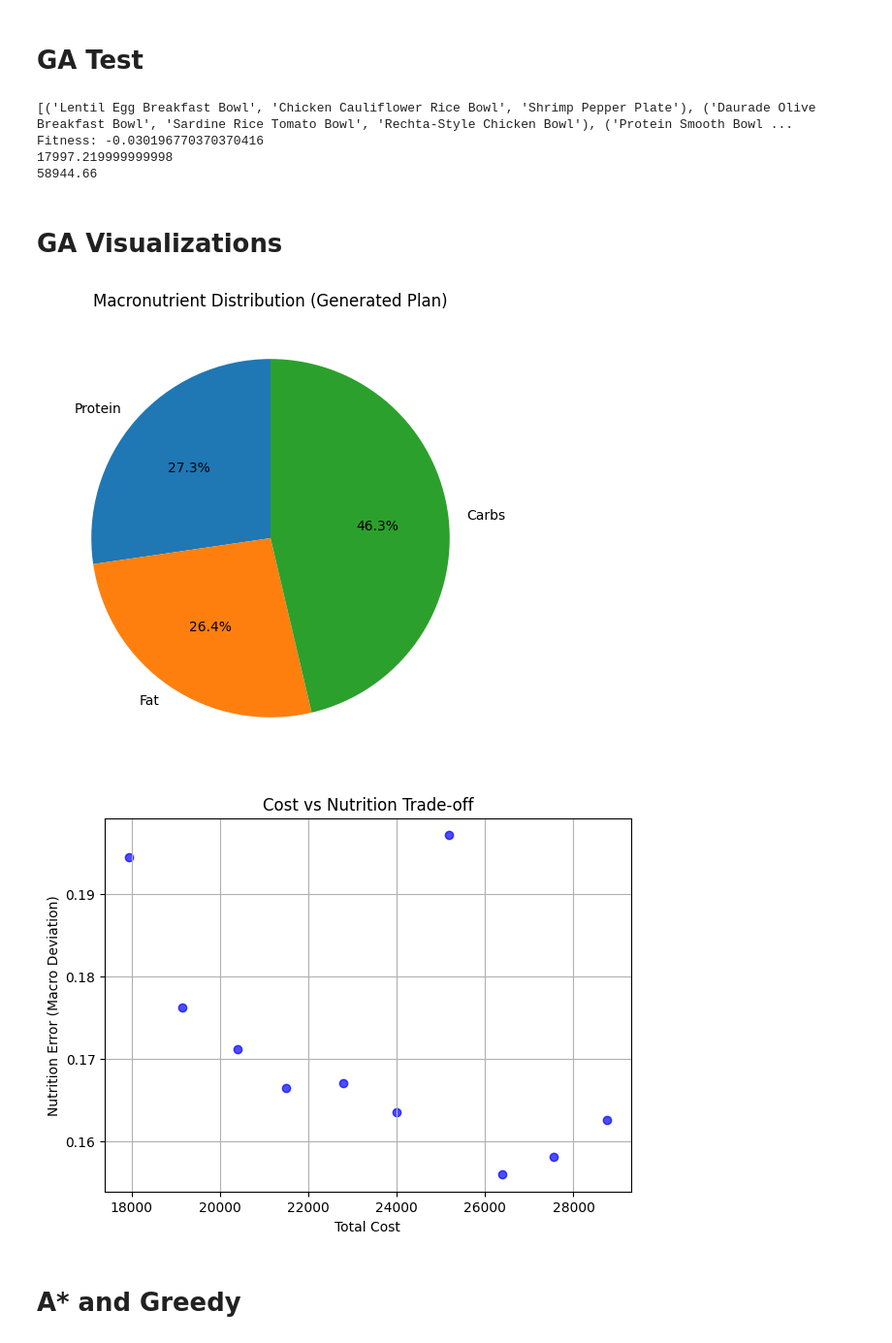
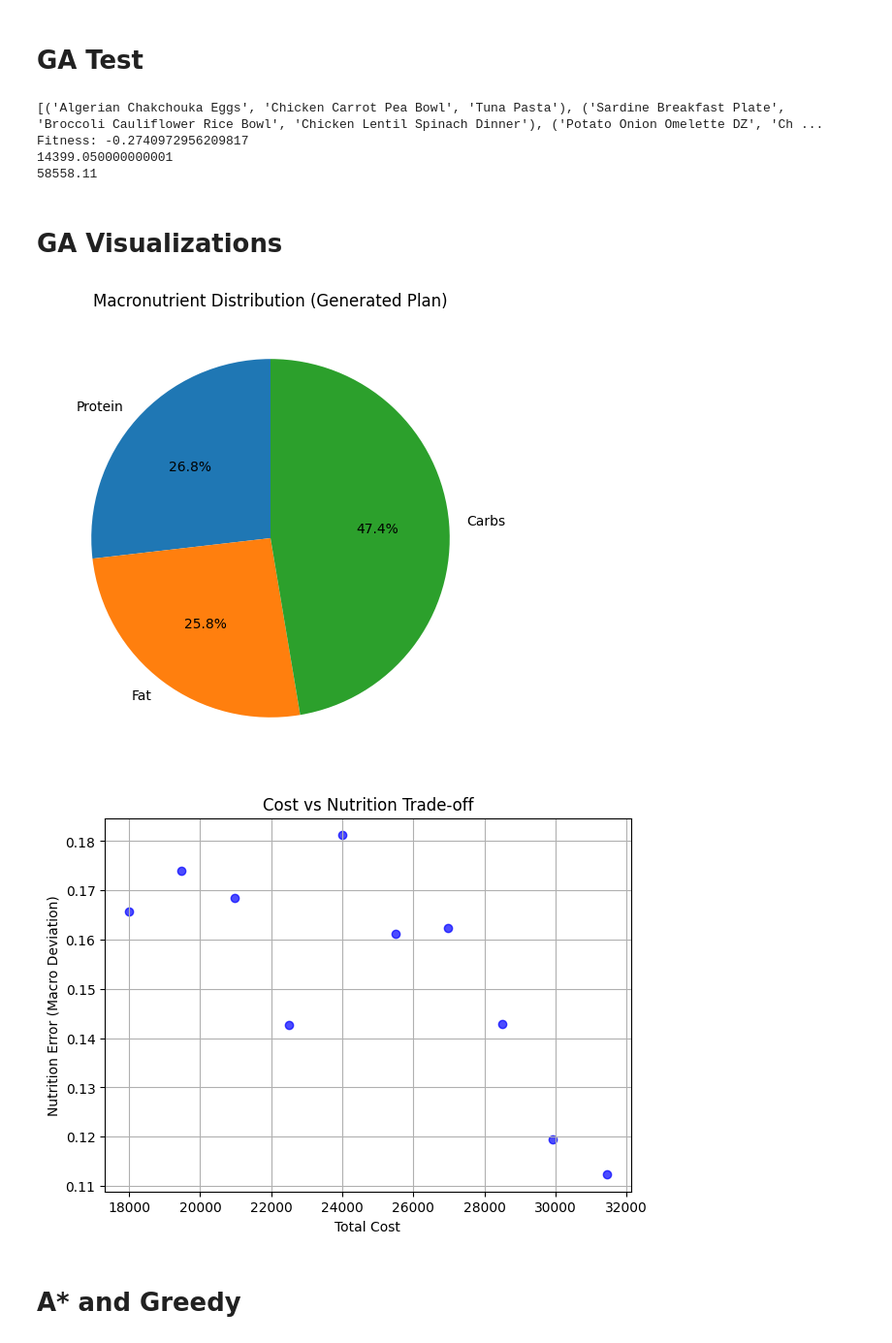
Before and after one commit to Abdelouahab-aourar/Nutri-Mlih, a Jupyter notebook: main.ipynb, the cells around one changed output. Shown at 97% size. Cells and saved outputs as stored; diff of their text form; code cells hidden in the pictures.

Commit message:
fixed the fitness function

```diff
--- a/main.ipynb
+++ b/main.ipynb
@@ -640,13 +640,14 @@ class GAProblem:
     def get_total_cal(self,state):
         day_calories = []
         model = self.transitionmodel
+        tdee = self.tdee
         for day in state:
             day_cal = (
             model["Breakfast"][day[0]][2] +
             model["Lunch"][day[1]][2] +
             model["Dinner"][day[2]][2]
         )
-            if day_cal > self.tdee * 1.1 or day_cal < self.tdee * 0.9:
+            if day_cal > tdee * 1.1 or day_cal < tdee * 0.9:
                 print(day_cal)
                 print("Out of calories range")
             day_calories.append(day_cal)
@@ -670,9 +671,11 @@ class GAProblem:
 
     def fitness_function(self, state):
         total_cost = self.get_total_cost(state)
-        cost_penalty = 1 if (self.total_price - total_cost) / (self.total_price) < 0 else (self.total_price - total_cost) / (self.total_price)
-        lower_bound = 0.9 * self.tdee
-        upper_bound = 1.1 * self.tdee
+        total_price = self.total_price
+        cost_penalty = 0.5 + min((total_cost - total_price) / (total_cost), 0.5) if (total_price - total_cost) / (total_price) < 0 else (total_price - total_cost) / (total_price)
+        tdee = self.tdee
+        lower_bound = 0.9 * tdee
+        upper_bound = 1.1 * tdee
 
         bad_days = 0
         total_macro_dev=0
@@ -683,7 +686,7 @@ class GAProblem:
                 model["Lunch"][day[1]][2] +
                 model["Dinner"][day[2]][2]
             )
-            if day_calories != self.tdee:
+            if day_calories != tdee:
                 bad_days += 0.001
             if day_calories < lower_bound or day_calories > upper_bound:
                 bad_days += 1
@@ -730,17 +733,17 @@ def GASearch(problem):
 # %% [markdown]
 # GA Test
 # %%
-g = GAProblem(recipes_df,18000,2000)
+g = GAProblem(recipes_df,10000,2000)
 solution, fitness  = GASearch(g)
 print(solution)
 print(f"Fitness: {fitness}")
 print(g.get_total_cost(solution))
 print(g.get_total_cal(solution))
 # %% [output]
-[('Lentil Egg Breakfast Bowl', 'Chicken Cauliflower Rice Bowl', 'Shrimp Pepper Plate'), ('Daurade Olive Breakfast Bowl', 'Sardine Rice Tomato Bowl', 'Rechta-Style Chicken Bowl'), ('Protein Smooth Bowl ...
-Fitness: -0.030196770370370416
-17997.219999999998
-58944.66
+[('Algerian Chakchouka Eggs', 'Chicken Carrot Pea Bowl', 'Tuna Pasta'), ('Sardine Breakfast Plate', 'Broccoli Cauliflower Rice Bowl', 'Chicken Lentil Spinach Dinner'), ('Potato Onion Omelette DZ', 'Ch ...
+Fitness: -0.2740972956209817
+14399.050000000001
+58558.11
 # %% [markdown]
 # GA Visualizations
 # %%
@@ -768,36 +771,36 @@ def macro_error(meals,state): # we have two also in this we use it in the visual
 
 def get_axis_plot(meals):
      costs = []
      errors = []
      i = 18000
      for _ in range(10):  # 30 different solution
         g = GAProblem(recipes_df,i,2200)
         solution,_ = GASearch(g)
         cost = g.get_total_cost(solution)
         error = macro_error(meals,solution)
-        i += 1200
+        i += 1500
         costs.append(cost)
         errors.append(error)
      return costs,errors
 
 meals_details = TransitionModel # we caluclate for each prblem except the CSP
 labels = ['Protein', 'Fat', 'Carbs']
 values = get_macro_nutrition(meals_details,solution)
 plt.figure(figsize=(6,6))
 plt.pie(values, labels=labels, autopct='%1.1f%%', startangle=90)
 plt.title('Macronutrient Distribution (Generated Plan)')
 plt.show()
 x_axis,y_axis = get_axis_plot(meals_details)
 plt.figure(figsize=(7,5))
 plt.scatter(x_axis, y_axis, color='blue', alpha=0.7)
 plt.xlabel("Total Cost")
 plt.ylabel("Nutrition Error (Macro Deviation)")
 plt.title("Cost vs Nutrition Trade-off")
 plt.grid(True)
 plt.show()
 # %% [output]
-[figure, old version]
+[figure, new version]
-[figure, old version]
+[figure, new version]
 # %% [markdown]
 # A* and Greedy
 # %% [markdown]
```
Also changed, not shown: parts of 3 cells of this notebook, 2 other files.
